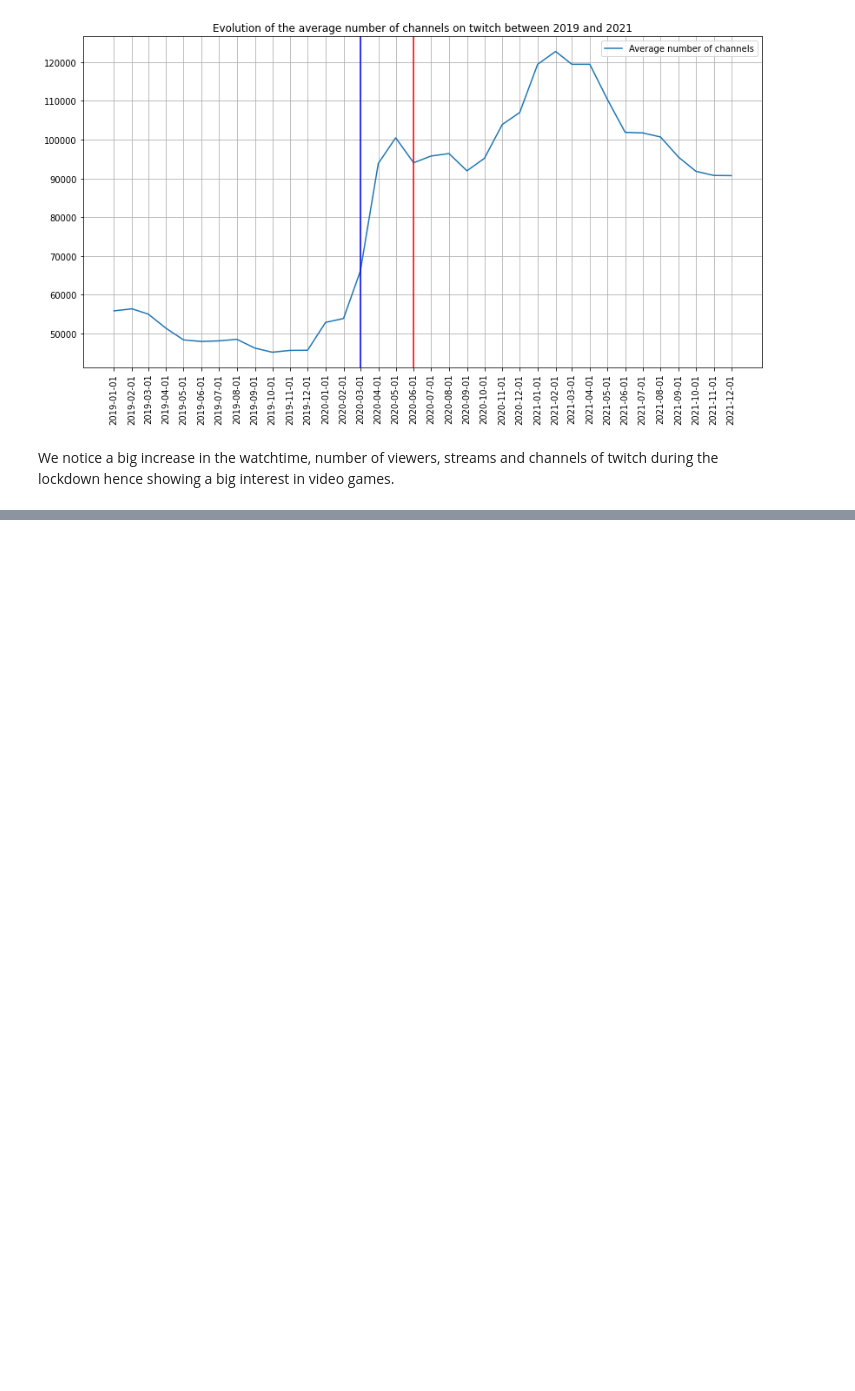
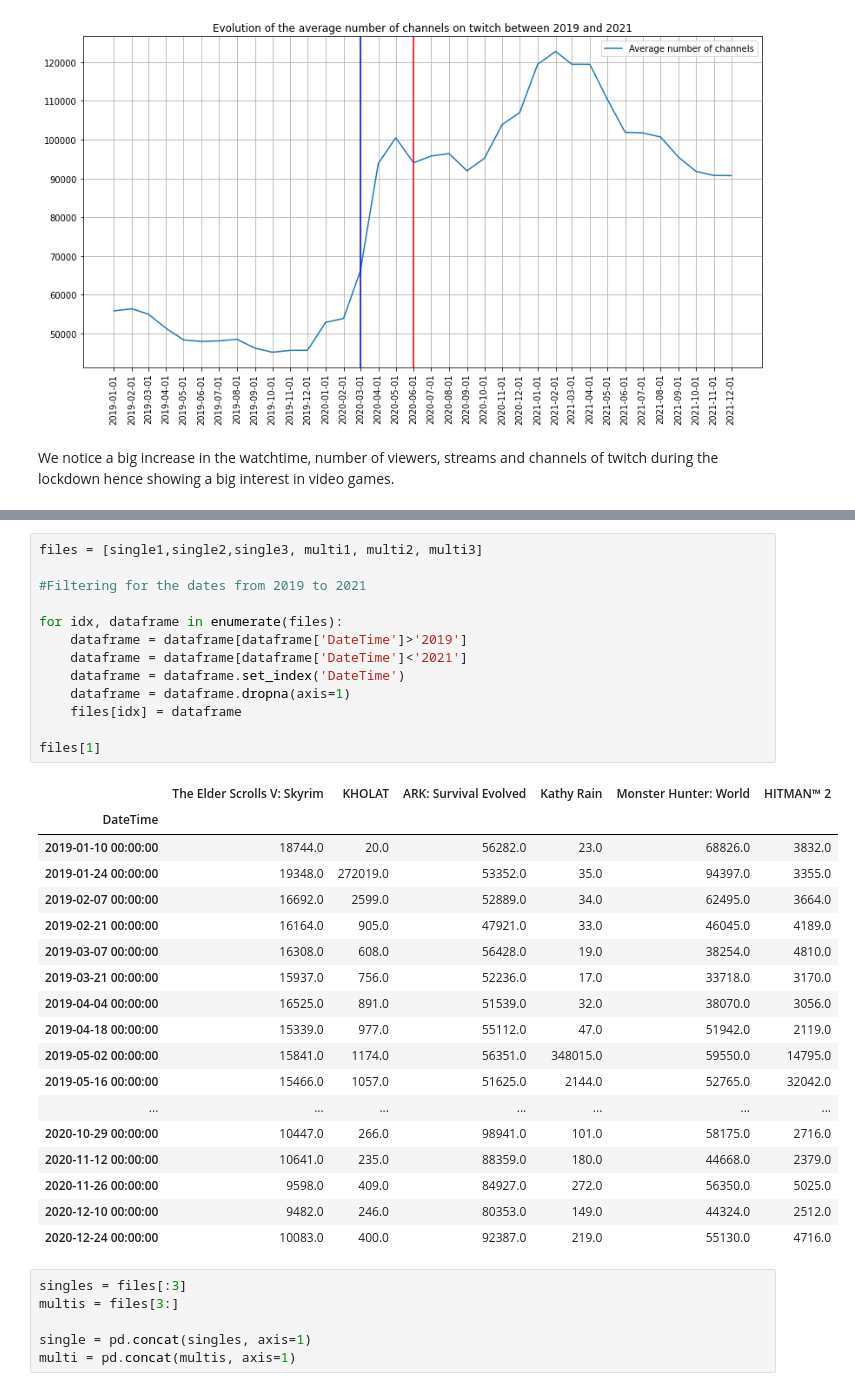
Before and after one commit to epfl-ada/ada-2022-project-teamjose, a Jupyter notebook: analyses/Project_p2_final.ipynb, the cells around one changed output, grey strips where cells are left out. Saved outputs shown, nothing was run; the diff lists cells and outputs as text; blank space fills up the shorter version.

```diff
--- a/analyses/Project_p2_final.ipynb
+++ b/analyses/Project_p2_final.ipynb
@@ -731,0 +787,38 @@ We notice a big increase in the watchtime, number of viewers, streams and channe
+# %%
+files = [single1,single2,single3, multi1, multi2, multi3]
+
+#Filtering for the dates from 2019 to 2021
+
+for idx, dataframe in enumerate(files):
+    dataframe = dataframe[dataframe['DateTime']>'2019']
+    dataframe = dataframe[dataframe['DateTime']<'2021']
+    dataframe = dataframe.set_index('DateTime')
+    dataframe = dataframe.dropna(axis=1)
+    files[idx] = dataframe
+
+files[1]
+# %% [output]
+|  | The Elder Scrolls V: Skyrim | KHOLAT | ARK: Survival Evolved | Kathy Rain | Monster Hunter: World | HITMAN™ 2 |
+| DateTime |  |  |  |  |  |  |
+| 2019-01-10 00:00:00 | 18744.0 | 20.0 | 56282.0 | 23.0 | 68826.0 | 3832.0 |
+| 2019-01-24 00:00:00 | 19348.0 | 272019.0 | 53352.0 | 35.0 | 94397.0 | 3355.0 |
+| 2019-02-07 00:00:00 | 16692.0 | 2599.0 | 52889.0 | 34.0 | 62495.0 | 3664.0 |
+| 2019-02-21 00:00:00 | 16164.0 | 905.0 | 47921.0 | 33.0 | 46045.0 | 4189.0 |
+| 2019-03-07 00:00:00 | 16308.0 | 608.0 | 56428.0 | 19.0 | 38254.0 | 4810.0 |
+| 2019-03-21 00:00:00 | 15937.0 | 756.0 | 52236.0 | 17.0 | 33718.0 | 3170.0 |
+| 2019-04-04 00:00:00 | 16525.0 | 891.0 | 51539.0 | 32.0 | 38070.0 | 3056.0 |
+| 2019-04-18 00:00:00 | 15339.0 | 977.0 | 55112.0 | 47.0 | 51942.0 | 2119.0 |
+| 2019-05-02 00:00:00 | 15841.0 | 1174.0 | 56351.0 | 348015.0 | 59550.0 | 14795.0 |
+| 2019-05-16 00:00:00 | 15466.0 | 1057.0 | 51625.0 | 2144.0 | 52765.0 | 32042.0 |
+| ... | ... | ... | ... | ... | ... | ... |
+| 2020-10-29 00:00:00 | 10447.0 | 266.0 | 98941.0 | 101.0 | 58175.0 | 2716.0 |
+| 2020-11-12 00:00:00 | 10641.0 | 235.0 | 88359.0 | 180.0 | 44668.0 | 2379.0 |
+| 2020-11-26 00:00:00 | 9598.0 | 409.0 | 84927.0 | 272.0 | 56350.0 | 5025.0 |
+| 2020-12-10 00:00:00 | 9482.0 | 246.0 | 80353.0 | 149.0 | 44324.0 | 2512.0 |
+| 2020-12-24 00:00:00 | 10083.0 | 400.0 | 92387.0 | 219.0 | 55130.0 | 4716.0 |
+# %%
+singles = files[:3]
+multis = files[3:]
+
+single = pd.concat(singles, axis=1)
+multi = pd.concat(multis, axis=1)
```
Also changed, not shown: parts of 10 cells of this notebook, 9 other files.
